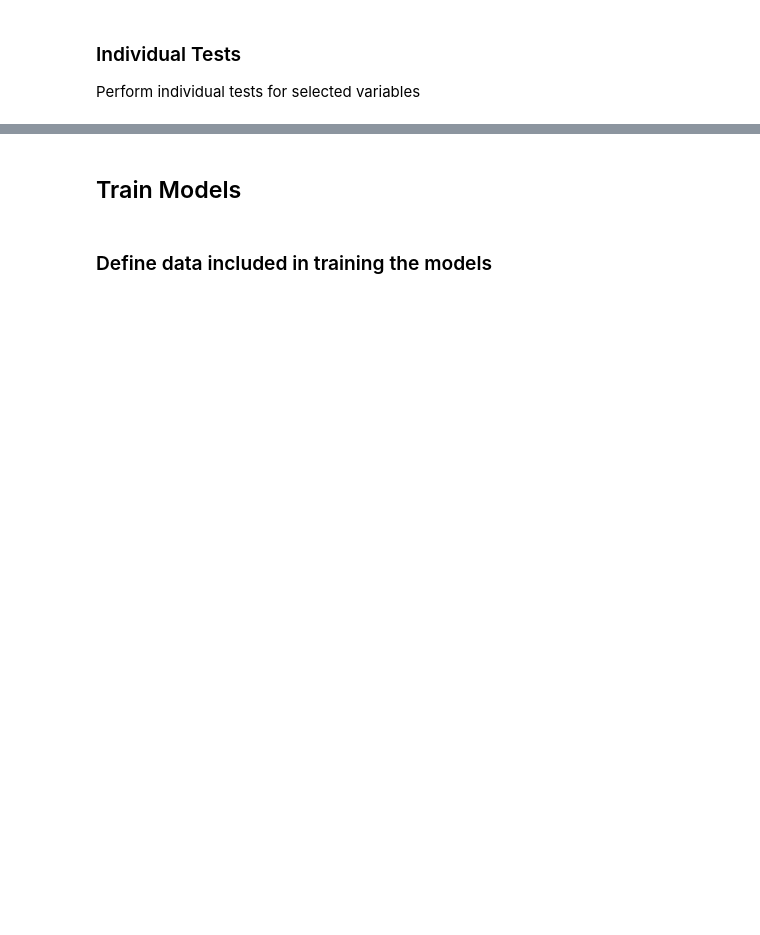
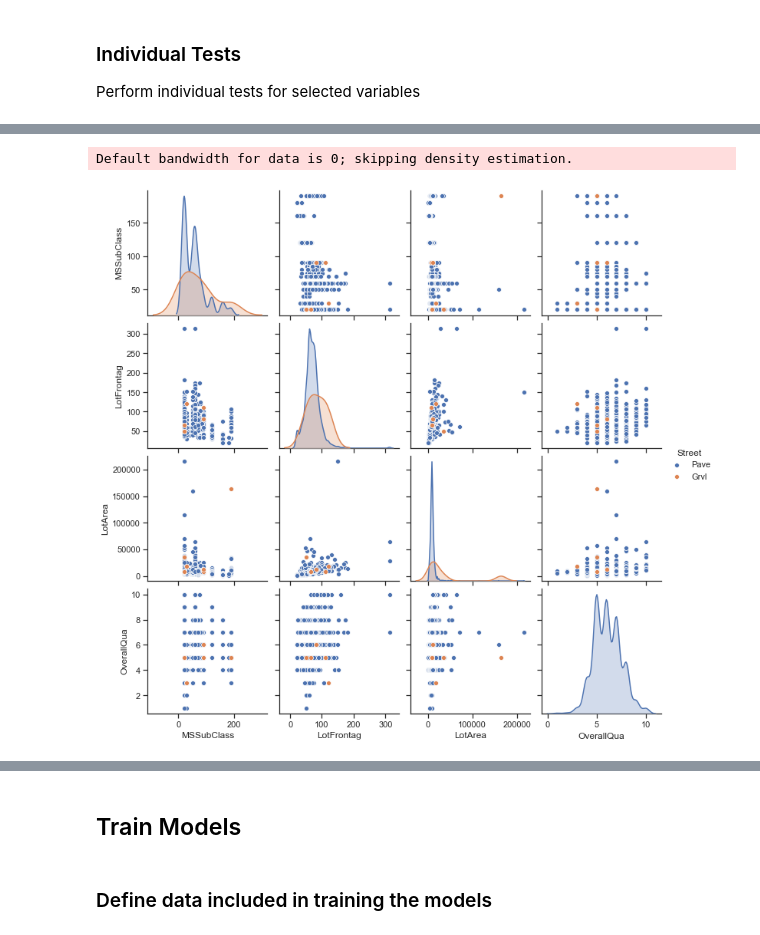
Before and after one commit to migraf/mt, a Jupyter notebook: example_notebook.ipynb, the cells around one changed output, grey strips where cells are left out. Cells and saved outputs as stored; diff of their text form; code cells hidden in the pictures; blank space fills up the shorter version.

```diff
--- a/example_notebook.ipynb
+++ b/example_notebook.ipynb
@@ -42,2 +21,4 @@ Length: 372, dtype: object
+# %%
+df = load_data("./datasets/houseprices.csv")
 # %% [markdown]
 ## $\color{red}{\text{All cells above this need to be executed before starting to analyze}}$
@@ -91,0 +92,5 @@ numerical_correlation(df_sars, "VII.1A", 'VII.1B')
+# %%
+grouped_plot_matrix(df, num_vars=['MSSubClass', 'LotFrontage', 'LotArea', 'OverallQual'], cat_var="Street")
+# %% [output]
+Default bandwidth for data is 0; skipping density estimation.
+[figure, added]
```
Also changed, not shown: parts of 59 cells of this notebook, 25 other files.
